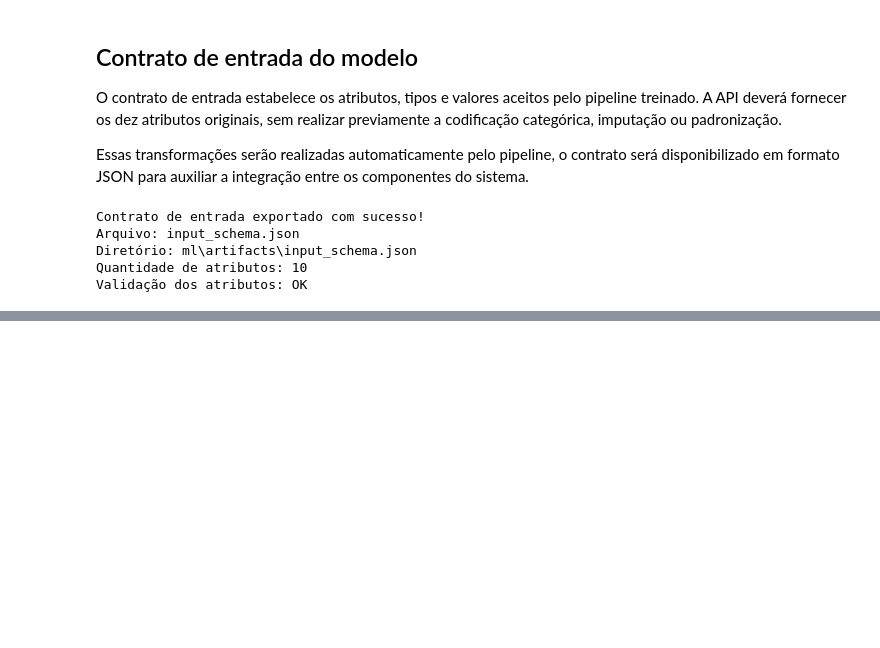
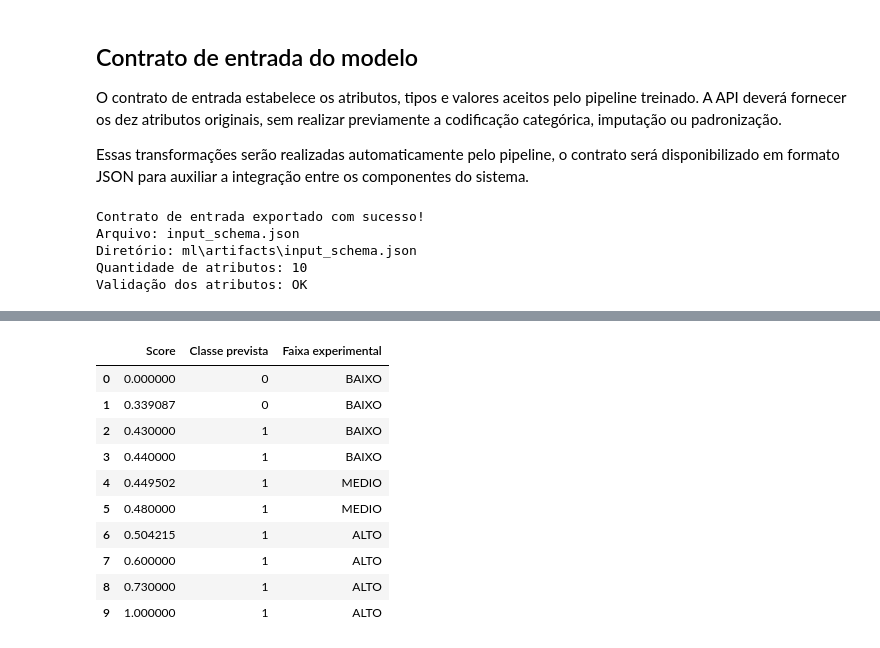
Before and after one commit to Neeveszr/sinasc-risco-peso, a Jupyter notebook: ml/notebooks/03_treinamento_modelos.ipynb, the cells around one changed output, grey strips where cells are left out. Drawn from its saved outputs; the diff is of its cells as text; code cells hidden in the pictures; blank space fills up the shorter version.

```diff
--- a/ml/notebooks/03_treinamento_modelos.ipynb
+++ b/ml/notebooks/03_treinamento_modelos.ipynb
@@ -2366,0 +2565,84 @@ Validação dos atributos: OK
+# %%
+# Atualizar a função de classificação experimental
+def classificar_faixa(score):
+
+    if not np.isfinite(score) or not 0 <= score <= 1:
+        raise ValueError("Score inválido.")
+
+    if score < limite_medio_final:
+        return "BAIXO"
+
+    elif score < limite_alto_final:
+        return "MEDIO"
+
+    else:
+        return "ALTO"
+
+
+# Testar com scores fictícios e valores de fronteira
+scores_exemplo = [
+    0.00,
+    0.339087,
+    0.43,
+    0.44,
+    limite_medio_final,
+    0.48,
+    limite_alto_final,
+    0.60,
+    0.73,
+    1.00
+]
+
+teste_novas_faixas = pd.DataFrame({
+    "Score": scores_exemplo,
+
+    "Classe prevista": [
+        int(score >= limiar_final)
+        for score in scores_exemplo
+    ],
+
+    "Faixa experimental": [
+        classificar_faixa(score)
+        for score in scores_exemplo
+    ]
+})
+
+display(teste_novas_faixas.round(6))
+
+# Validar os limites exatos
+assert classificar_faixa(0.00) == "BAIXO"
+
+assert classificar_faixa(
+    np.nextafter(limite_medio_final, -np.inf)
+) == "BAIXO"
+
+assert classificar_faixa(
+    limite_medio_final
+) == "MEDIO"
+
+assert classificar_faixa(
+    np.nextafter(limite_alto_final, -np.inf)
+) == "MEDIO"
+
+assert classificar_faixa(
+    limite_alto_final
+) == "ALTO"
+
+assert classificar_faixa(1.00) == "ALTO"
+
+assert limiar_final == 0.43
+
+print("Validação das novas faixas: OK")
+print("Limiar de classificação preservado:", limiar_final)
+# %% [output]
+|  | Score | Classe prevista | Faixa experimental |
+| 0 | 0.000000 | 0 | BAIXO |
+| 1 | 0.339087 | 0 | BAIXO |
+| 2 | 0.430000 | 1 | BAIXO |
+| 3 | 0.440000 | 1 | BAIXO |
+| 4 | 0.449502 | 1 | MEDIO |
+| 5 | 0.480000 | 1 | MEDIO |
+| 6 | 0.504215 | 1 | ALTO |
+| 7 | 0.600000 | 1 | ALTO |
+| 8 | 0.730000 | 1 | ALTO |
+| 9 | 1.000000 | 1 | ALTO |
```
Also changed, not shown: parts of 16 cells of this notebook, 2 other files.
